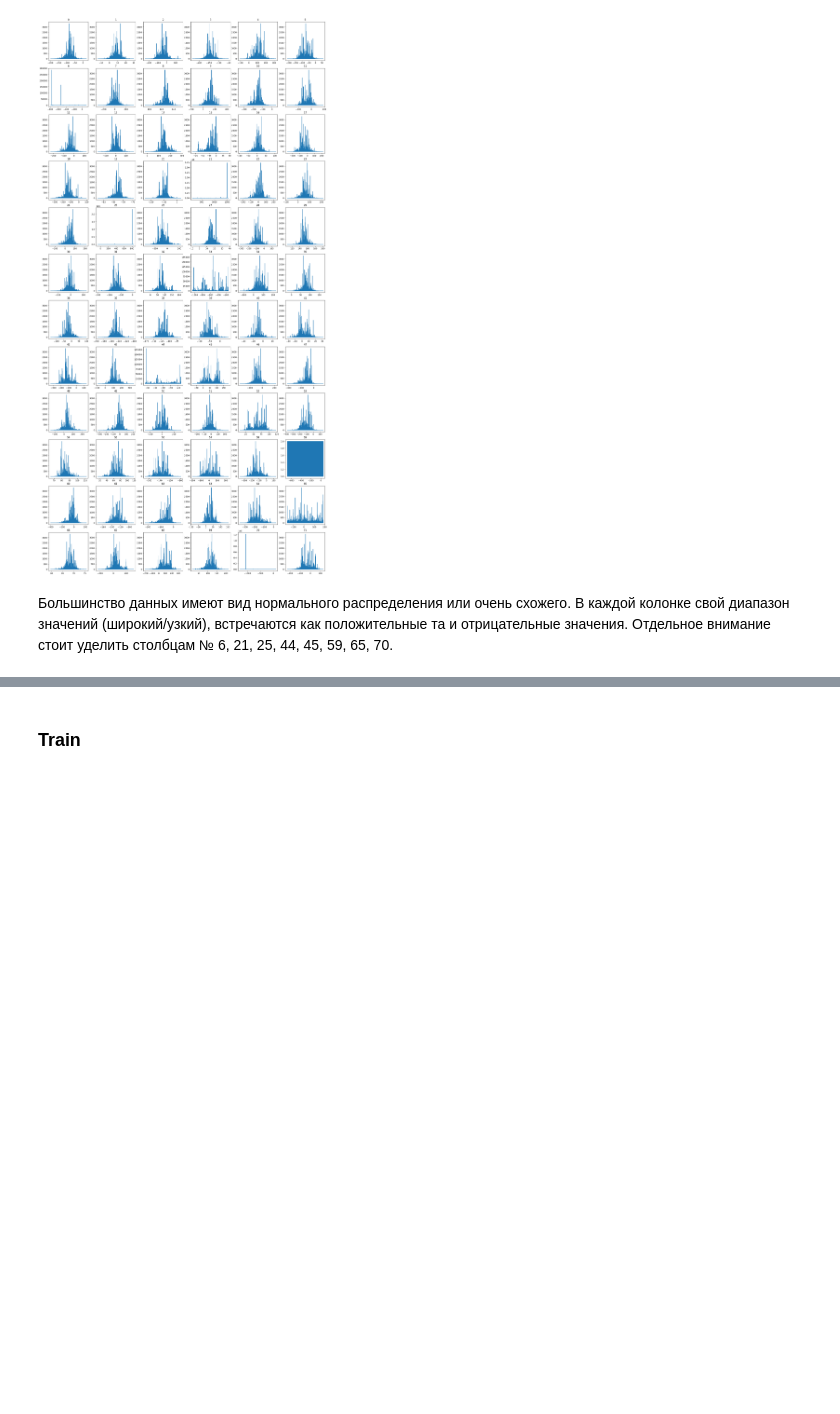
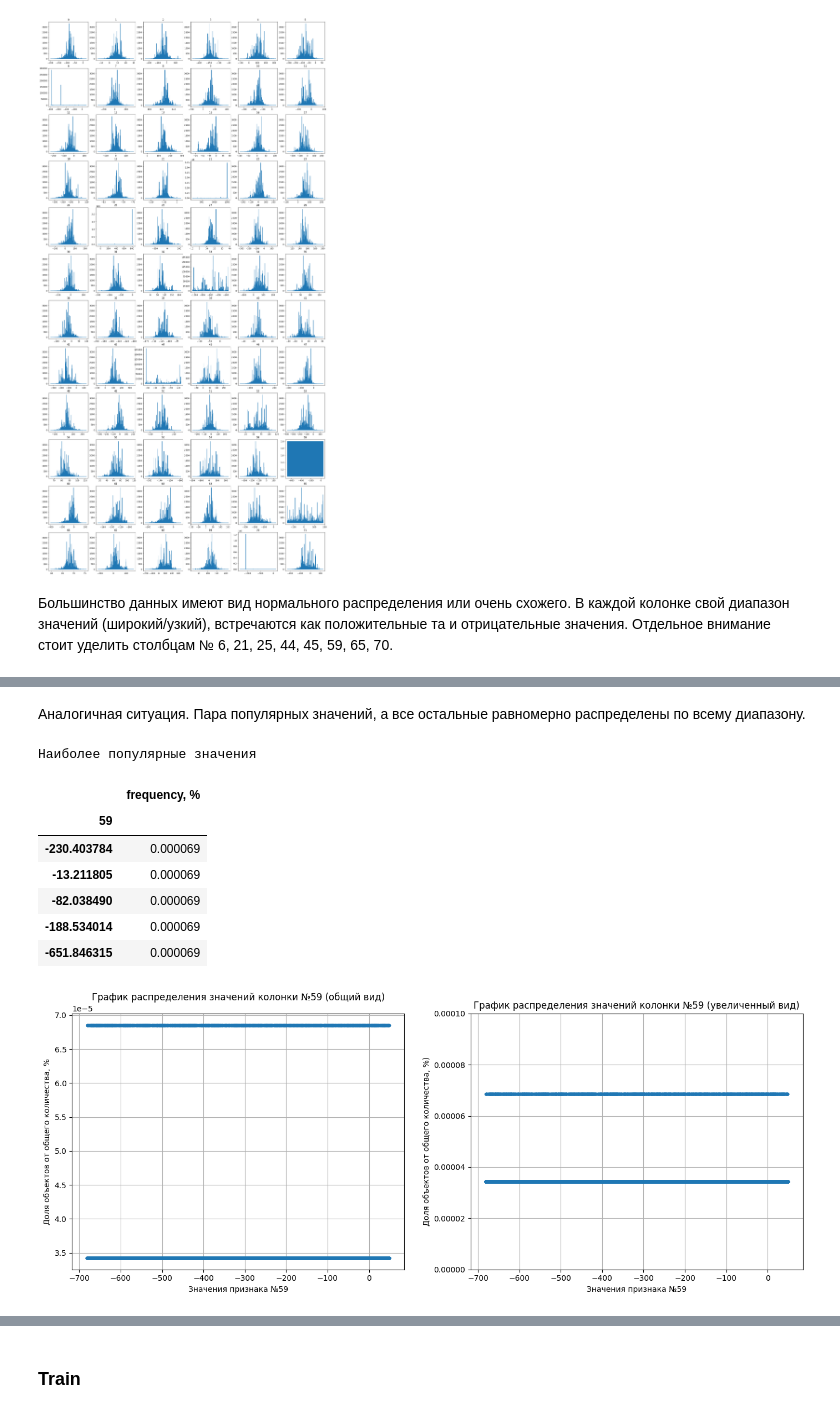
Before and after one commit to Danspers/Matching, a Jupyter notebook: Matching.ipynb, the cells around one changed output, grey strips where cells are left out. Drawn from its saved outputs; the diff is of its cells as text; code cells hidden in the pictures; blank space fills up the shorter version.

```diff
--- a/Matching.ipynb
+++ b/Matching.ipynb
@@ -183,0 +204,15 @@ value_analysis(df_base, '21', 2)
+# %% [markdown]
+Аналогичная ситуация. Пара популярных значений, а все остальные равномерно распределены по всему диапазону.
+# %%
+# анализ колонки №59
+value_analysis(df_base, '59', 0.0001)
+# %% [output]
+Наиболее популярные значения
+|  | frequency, % |
+| 59 |  |
+| -230.403784 | 0.000069 |
+| -13.211805 | 0.000069 |
+| -82.038490 | 0.000069 |
+| -188.534014 | 0.000069 |
+| -651.846315 | 0.000069 |
+[figure, added]
```
Also changed, not shown: parts of 15 cells of this notebook.
